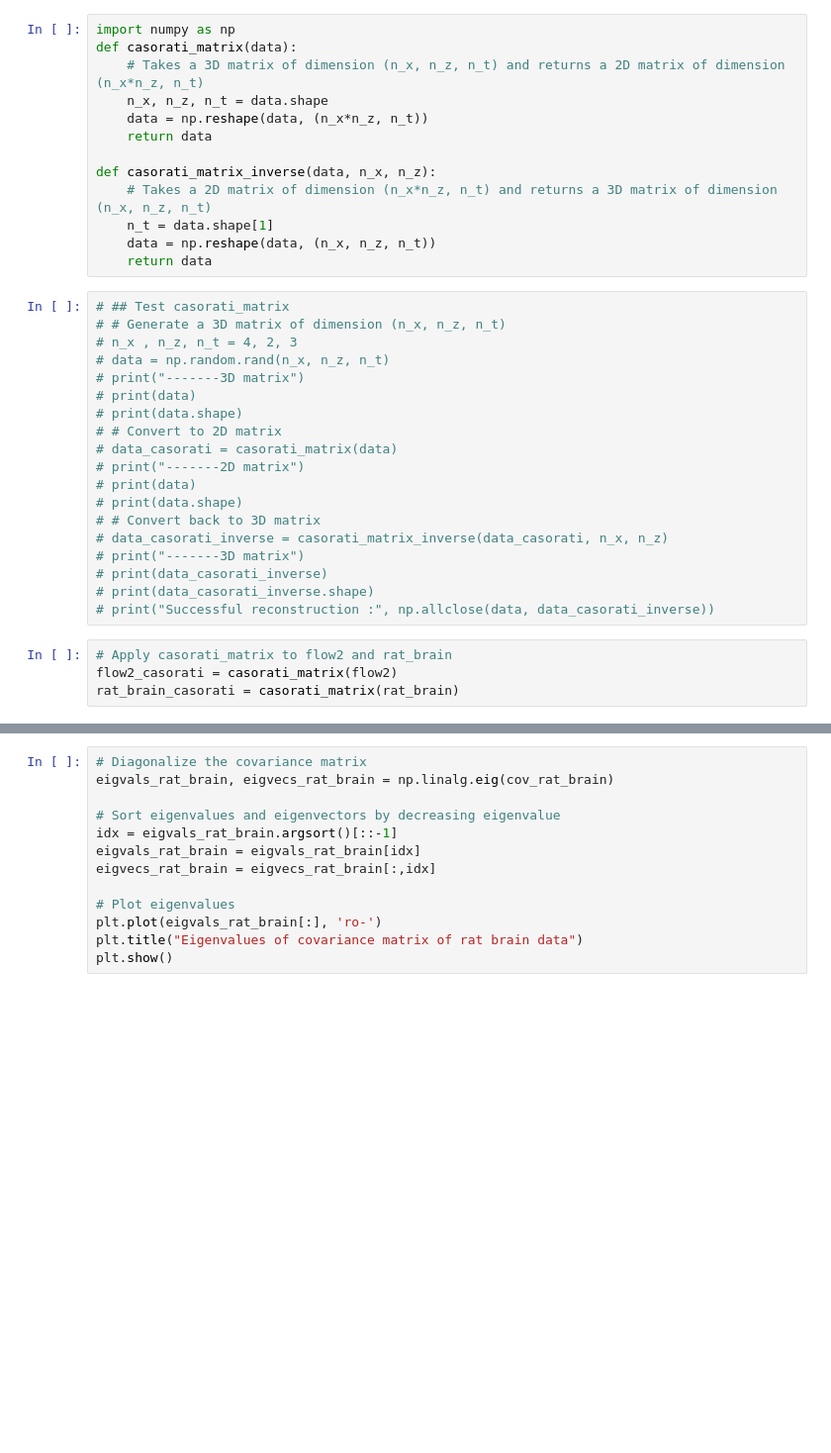
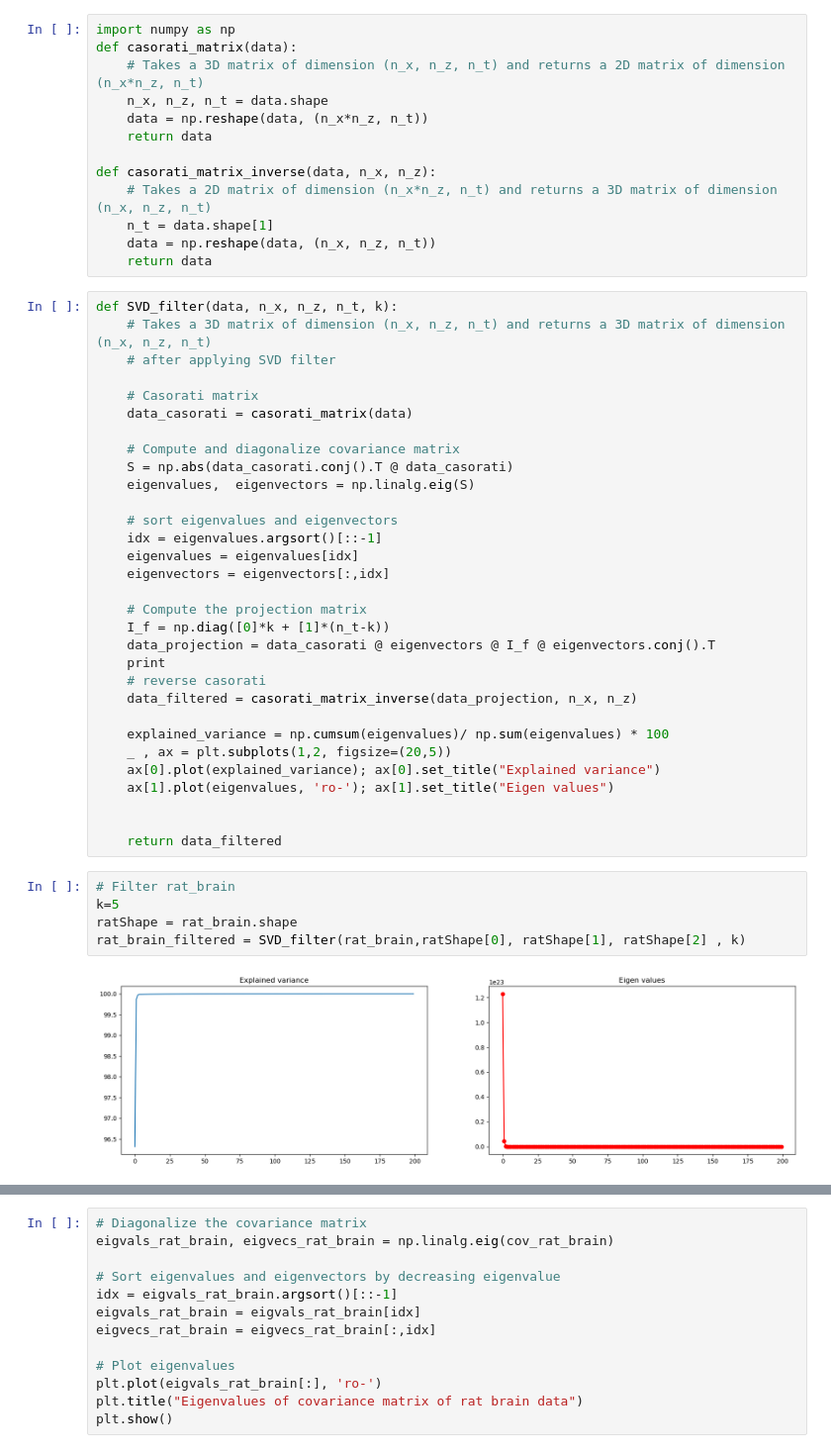
Before and after one commit to MalekSalah/Imagerie-medicale-beamforming-, a Jupyter notebook: notebooks/doppler.ipynb, the cells around one changed output, grey strips where cells are left out. Shown at 99% size. Saved outputs shown, nothing was run; the diff lists cells and outputs as text; blank space fills up the shorter version.

```diff
--- a/notebooks/doppler.ipynb
+++ b/notebooks/doppler.ipynb
@@ -54,26 +54,41 @@ def casorati_matrix_inverse(data, n_x, n_z):
     n_t = data.shape[1]
     data = np.reshape(data, (n_x, n_z, n_t))
     return data
-# %%
-# ## Test casorati_matrix
-# # Generate a 3D matrix of dimension (n_x, n_z, n_t)
-# n_x , n_z, n_t = 4, 2, 3
-# data = np.random.rand(n_x, n_z, n_t)
-# print("-------3D matrix")
-# print(data)
-# print(data.shape)
-# # Convert to 2D matrix
-# data_casorati = casorati_matrix(data)
-# print("-------2D matrix")
-# print(data)
-# print(data.shape)
-# # Convert back to 3D matrix
-# data_casorati_inverse = casorati_matrix_inverse(data_casorati, n_x, n_z)
-# print("-------3D matrix")
-# print(data_casorati_inverse)
-# print(data_casorati_inverse.shape)
-# print("Successful reconstruction :", np.allclose(data, data_casorati_inverse))
-# %%
-# Apply casorati_matrix to flow2 and rat_brain
-flow2_casorati = casorati_matrix(flow2)
-rat_brain_casorati = casorati_matrix(rat_brain)
+# %%
+def SVD_filter(data, n_x, n_z, n_t, k):
+    # Takes a 3D matrix of dimension (n_x, n_z, n_t) and returns a 3D matrix of dimension (n_x, n_z, n_t)
+    # after applying SVD filter
+
+    # Casorati matrix
+    data_casorati = casorati_matrix(data)
+
+    # Compute and diagonalize covariance matrix
+    S = np.abs(data_casorati.conj().T @ data_casorati)
+    eigenvalues,  eigenvectors = np.linalg.eig(S)
+
+    # sort eigenvalues and eigenvectors
+    idx = eigenvalues.argsort()[::-1]
+    eigenvalues = eigenvalues[idx]
+    eigenvectors = eigenvectors[:,idx]
+
+    # Compute the projection matrix
+    I_f = np.diag([0]*k + [1]*(n_t-k))
+    data_projection = data_casorati @ eigenvectors @ I_f @ eigenvectors.conj().T
+    print
+    # reverse casorati
+    data_filtered = casorati_matrix_inverse(data_projection, n_x, n_z)
+
+    explained_variance = np.cumsum(eigenvalues)/ np.sum(eigenvalues) * 100
+    _ , ax = plt.subplots(1,2, figsize=(20,5))
+    ax[0].plot(explained_variance); ax[0].set_title("Explained variance")
+    ax[1].plot(eigenvalues, 'ro-'); ax[1].set_title("Eigen values")
+
+
+    return data_filtered
+# %%
+# Filter rat_brain
+k=5
+ratShape = rat_brain.shape
+rat_brain_filtered = SVD_filter(rat_brain,ratShape[0], ratShape[1], ratShape[2] , k)
+# %% [output]
+[figure, added]
```
Also changed, not shown: parts of 21 cells of this notebook.
